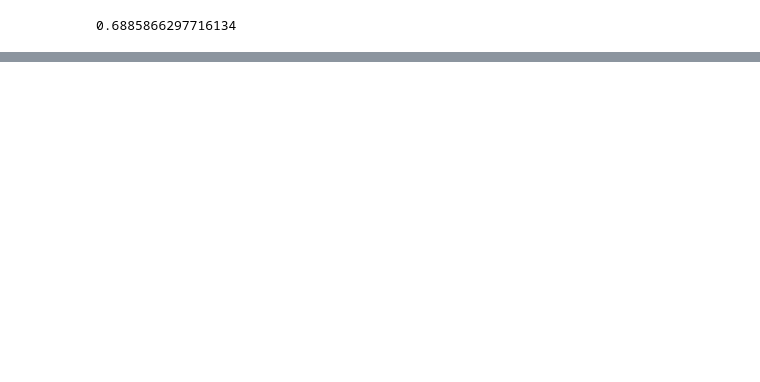
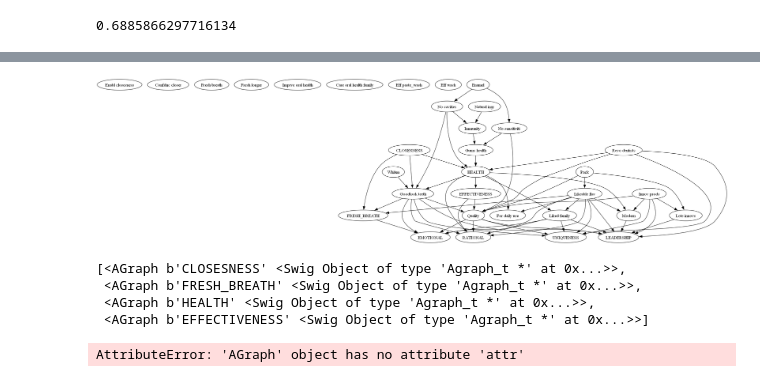
Before and after one commit to woskxmcnvb/BrandImageNetworks, a Jupyter notebook: graph dev.ipynb, the cells around one changed output, grey strips where cells are left out. Drawn from its saved outputs; the diff is of its cells as text; code cells hidden in the pictures; blank space fills up the shorter version.

```diff
--- a/graph dev.ipynb
+++ b/graph dev.ipynb
@@ -91,0 +110,19 @@ G.Plot()
+# %%
+test = pd.read_excel('data/data.xlsx', sheet_name='model_spec')
+# %%
+G = GraphManipulations.FromSpec(test)
+Plot(G)
+# %% [output]
+[figure, added]
+# %%
+G.subgraphs()
+# %% [output]
+[<AGraph b'CLOSESNESS' <Swig Object of type 'Agraph_t *' at 0x...>>,
+ <AGraph b'FRESH_BREATH' <Swig Object of type 'Agraph_t *' at 0x...>>,
+ <AGraph b'HEALTH' <Swig Object of type 'Agraph_t *' at 0x...>>,
+ <AGraph b'EFFECTIVENESS' <Swig Object of type 'Agraph_t *' at 0x...>>]
+# %%
+#G.subgraphs()[0].nodes()
+G.subgraphs()[0].attr['label']
+# %% [output]
+AttributeError: 'AGraph' object has no attribute 'attr'
```
Also changed, not shown: parts of 14 cells of this notebook, 5 other files.
